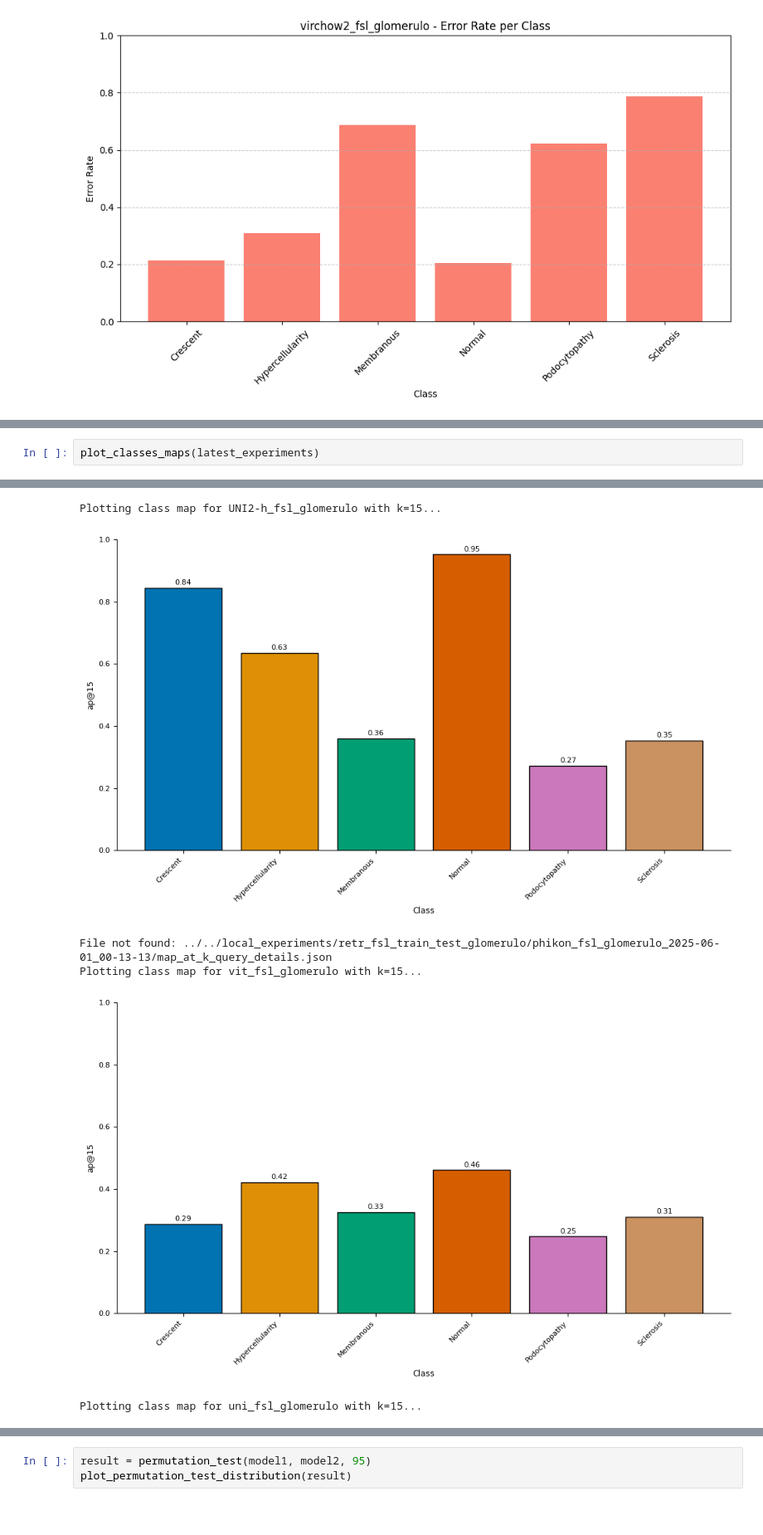
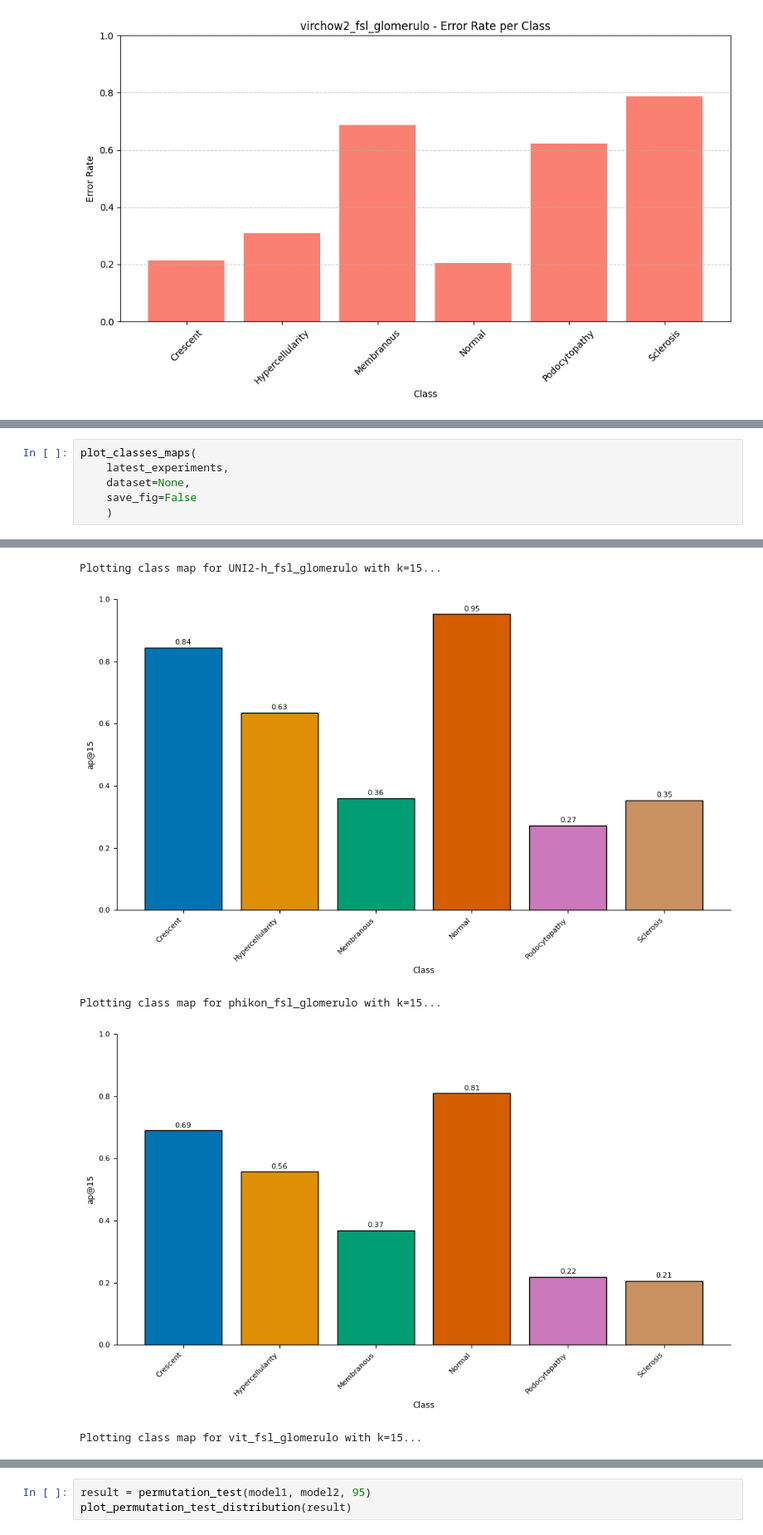
Before and after one commit to maods2/master-research-image-retrieval, a Jupyter notebook: notebooks/retr_test_fsl/retrieval_pretreined_glomerulo.ipynb, the cells around one changed output, grey strips where cells are left out. Shown at 83% size. Saved outputs shown, nothing was run; the diff lists cells and outputs as text; blank space fills up the shorter version.

```diff
--- a/notebooks/retr_test_fsl/retrieval_pretreined_glomerulo.ipynb
+++ b/notebooks/retr_test_fsl/retrieval_pretreined_glomerulo.ipynb
@@ -70,15 +87,18 @@ No class statistics to plot.
 # %%
-plot_classes_maps(latest_experiments)
+plot_classes_maps(
+    latest_experiments,
+    dataset=None,
+    save_fig=False
+    )
 # %% [output]
 Plotting class map for dino_fsl_glomerulo with k=15...
 [figure]
 Plotting class map for dinov2_fsl_glomerulo with k=15...
 [figure]
 Plotting class map for resnet_fsl_glomerulo with k=15...
 [figure]
 Plotting class map for UNI2-h_fsl_glomerulo with k=15...
 [figure]
-File not found: ../../local_experiments/retr_fsl_train_test_glomerulo/phikon_fsl_glomerulo_2025-06-01_00-13-13/map_at_k_query_details.json
-Plotting class map for vit_fsl_glomerulo with k=15...
+Plotting class map for phikon_fsl_glomerulo with k=15...
-[figure, old version]
+[figure, new version]
-Plotting class map for uni_fsl_glomerulo with k=15...
+Plotting class map for vit_fsl_glomerulo with k=15...
```
Also changed, not shown: parts of 4 cells of this notebook, 6 other files.
